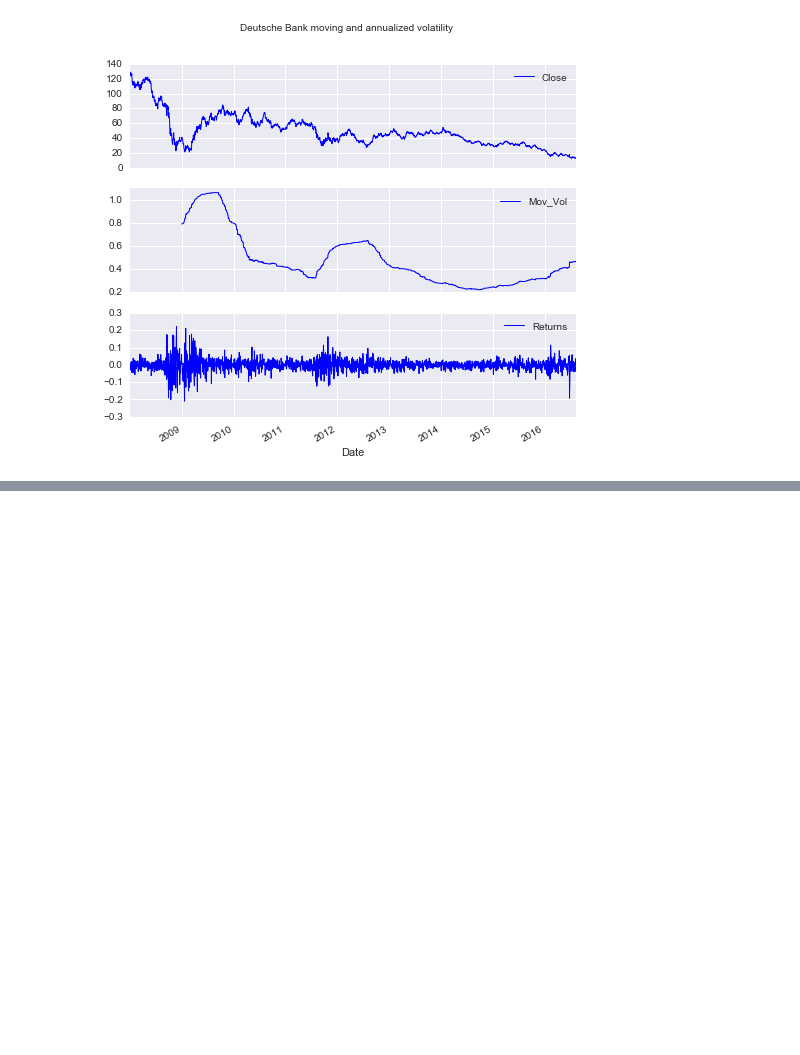
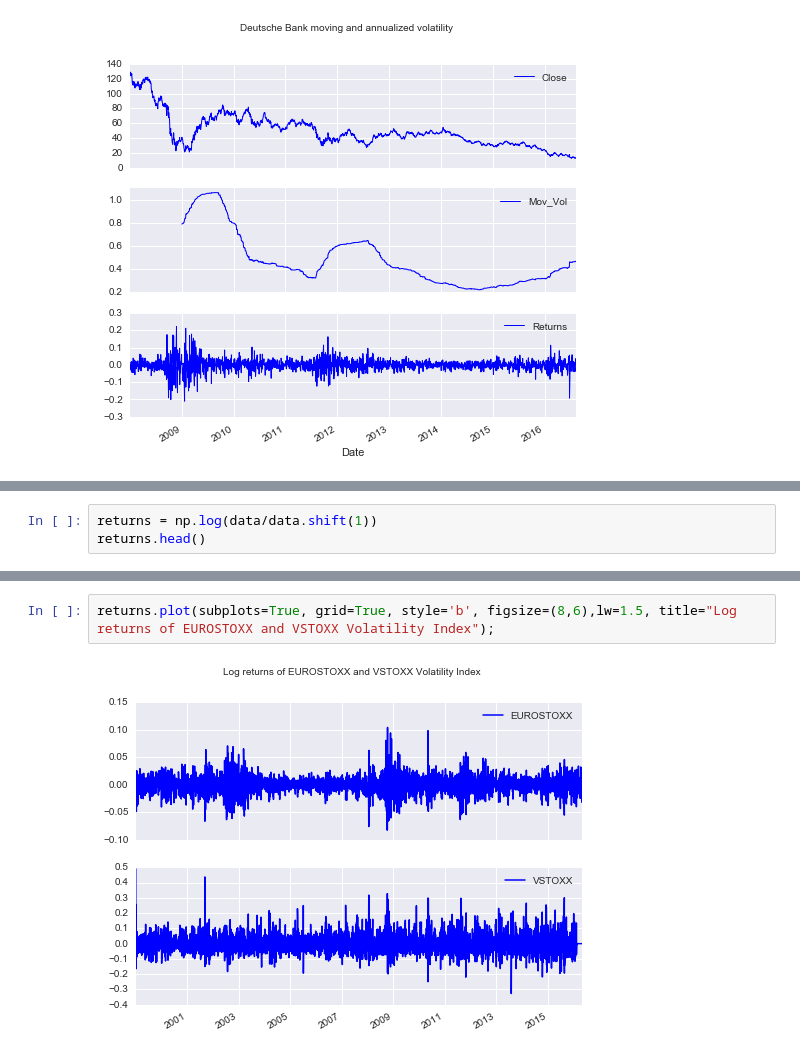
Before and after one commit to eliekawerk/trading, a Jupyter notebook: WorkingTitle.ipynb, the cells around one changed output, grey strips where cells are left out. Saved outputs shown, nothing was run; the diff lists cells and outputs as text; blank space fills up the shorter version.

```diff
--- a/WorkingTitle.ipynb
+++ b/WorkingTitle.ipynb
@@ -120,0 +210,3 @@ db[['Close', 'Mov_Vol', 'Returns']].plot(subplots=True, style='b', figsize=(8,7)
+# %%
+returns = np.log(data/data.shift(1))
+returns.head()
@@ -120,0 +220,4 @@ db[['Close', 'Mov_Vol', 'Returns']].plot(subplots=True, style='b', figsize=(8,7)
+# %%
+returns.plot(subplots=True, grid=True, style='b', figsize=(8,6),lw=1.5, title="Log returns of EUROSTOXX and VSTOXX Volatility Index");
+# %% [output]
+[figure, added]
```
Also changed, not shown: parts of 20 cells of this notebook.
